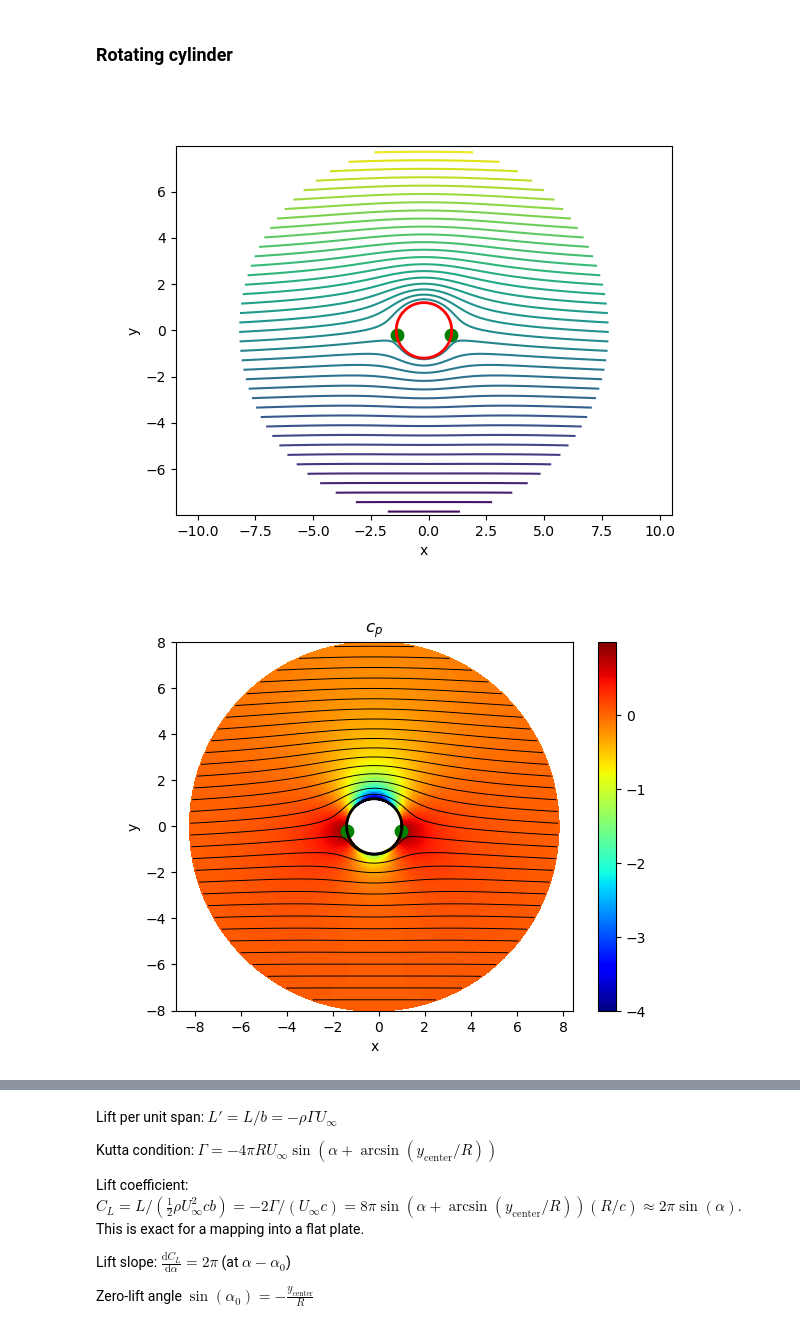
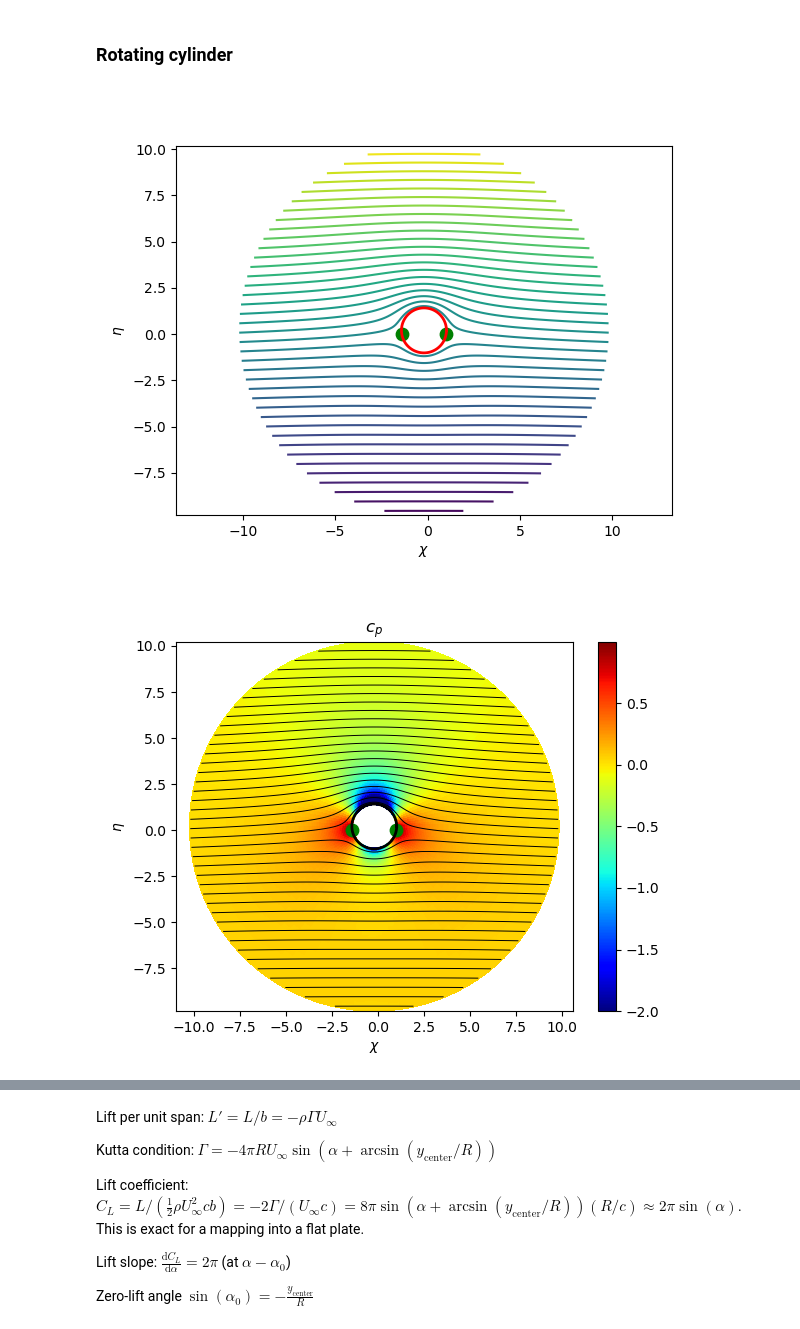
Before and after one commit to pschlatt1/notebooks, a Jupyter notebook: kutta-joukowski.ipynb, the cells around one changed output, grey strips where cells are left out. Saved outputs shown, nothing was run; the diff lists cells and outputs as text; code cells hidden in the pictures.

```diff
--- a/kutta-joukowski.ipynb
+++ b/kutta-joukowski.ipynb
@@ -22,11 +22,15 @@ from matplotlib import pyplot as plt
 ### Parameters
 # %%
 x_center, y_center = -0.0, 0.0          # plate
-#x_center, y_center = -0.2, 0.2          # cambered airfoil
 x_center,y_center = -0.2,0.             # symmetric profile
+x_center, y_center = -0.2, 0.2          # cambered airfoil (thin)
+#x_center, y_center = -0.5, 0.5          # cambered airfoil (thick)
+#x_center, y_center = -0, 0.2          # camber
+#x_center, y_center = -0.08, 0.08          # wiki
+
 
 u_inf = 1             # free-stream speed
-alpha = 10*(np.pi/180)  # angle of attack
+alpha = 0*(np.pi/180)  # angle of attack
 # %%
 R = np.sqrt((1-x_center)**2+y_center**2)   # circle needs to go through (1,0)
 M = (R**2)*2*np.pi*u_inf  # doublet for circle with radius R
@@ -55,7 +60,7 @@ class Velocity:
         self.p = 2*(0.5*u_ref**2-0.5*(self.u**2 + self.v**2))
 # %%
 # for a Kutta-Joukoswski airfoil, we choose a polar mesh
-mesh = Polar(100,R,8)
+mesh = Polar(100,R,10)
 # %% [markdown]
 ### Elementary flow solutions
 # %%
@@ -135,14 +140,14 @@ x_cylinder, y_cylinder = (x_center + R * np.cos(theta),
 # %%
 # streamfunction and stagnation points
 plt.figure()
-plt.xlabel('x')
-plt.ylabel('y')
+plt.xlabel(r'$\chi$')
+plt.ylabel(r'$\eta$')
 plt.axis('equal')
 plt.contour(mesh.X, mesh.Y, psi,40)
 plt.plot(x_cylinder, y_cylinder, color='r', linestyle='-', linewidth=2)
 if (np.abs(Gamma)>4*np.pi*R*u_inf):
-    x_stagn1, y_stagn1 = 0,1/(4*np.pi*u_inf)*(Gamma-np.sqrt(Gamma**2-(4*mt.pi*R*u_inf)**2))
-    x_stagn2, y_stagn2 = 0,1/(4*np.pi*u_inf)*(Gamma+np.sqrt(Gamma**2-(4*mt.pi*R*u_inf)**2))
+    x_stagn1, y_stagn1 = 0,1/(4*np.pi*u_inf)*(Gamma-np.sqrt(Gamma**2-(4*np.pi*R*u_inf)**2))
+    x_stagn2, y_stagn2 = 0,1/(4*np.pi*u_inf)*(Gamma+np.sqrt(Gamma**2-(4*np.pi*R*u_inf)**2))
 else:
     x_stagn1, y_stagn1 = ((+np.sqrt(R**2 - (Gamma / (4 * np.pi * u_inf))**2)+x_center),
                       +(Gamma / (4 * np.pi * u_inf))+y_center)
@@ -152,32 +157,32 @@ plt.scatter([x_stagn1, x_stagn2], [y_stagn1, y_stagn2],
                color='g', s=80, marker='o');
 plt.show()
 # %% [output]
-[figure, old version]
+[figure, new version]
 # %%
 U.comp_p(u_inf)
 plt.figure()
-plt.xlabel('x')
-plt.ylabel('y')
-plt.pcolor(mesh.X, mesh.Y, U.p/u_inf**2,vmin=-4,cmap='jet')
+plt.xlabel(r'$\chi$')
+plt.ylabel(r'$\eta$')
+plt.pcolor(mesh.X, mesh.Y, U.p/u_inf**2,vmin=-2,cmap='jet')
 plt.axis('equal')
 plt.colorbar()
 plt.plot(x_cylinder, y_cylinder, color='k', linestyle='-', linewidth=2)
 
 plt.contour(mesh.X, mesh.Y, psi, levels=np.arange(-40,40,0.5),linewidths=0.7,linestyles='-',colors='k')
 plt.title('$c_p$')
 if (np.abs(Gamma)>4*np.pi*R*u_inf):
     x_stagn1, y_stagn1 = 0,1/(4*np.pi*u_inf)*(Gamma-np.sqrt(Gamma**2-(4*np.pi*R*u_inf)**2))
     x_stagn2, y_stagn2 = 0,1/(4*np.pi*u_inf)*(Gamma+np.sqrt(Gamma**2-(4*np.pi*R*u_inf)**2))
 else:
     x_stagn1, y_stagn1 = ((+np.sqrt(R**2 - (Gamma / (4 * np.pi * u_inf))**2)+x_center),
                       +(Gamma / (4 * np.pi * u_inf))+y_center)
     x_stagn2, y_stagn2 = ((-np.sqrt(R**2 - (Gamma / (4 * np.pi * u_inf))**2)+x_center),
                       +(Gamma / (4 * np.pi * u_inf))+y_center)
 plt.scatter([x_stagn1, x_stagn2], [y_stagn1, y_stagn2],
                color='g', s=80, marker='o');
 
 plt.show()
 # %% [output]
-[figure, old version]
+[figure, new version]
 # %% [markdown]
 ### Joukowski transform
```
Also changed, not shown: parts of 19 cells of this notebook.
